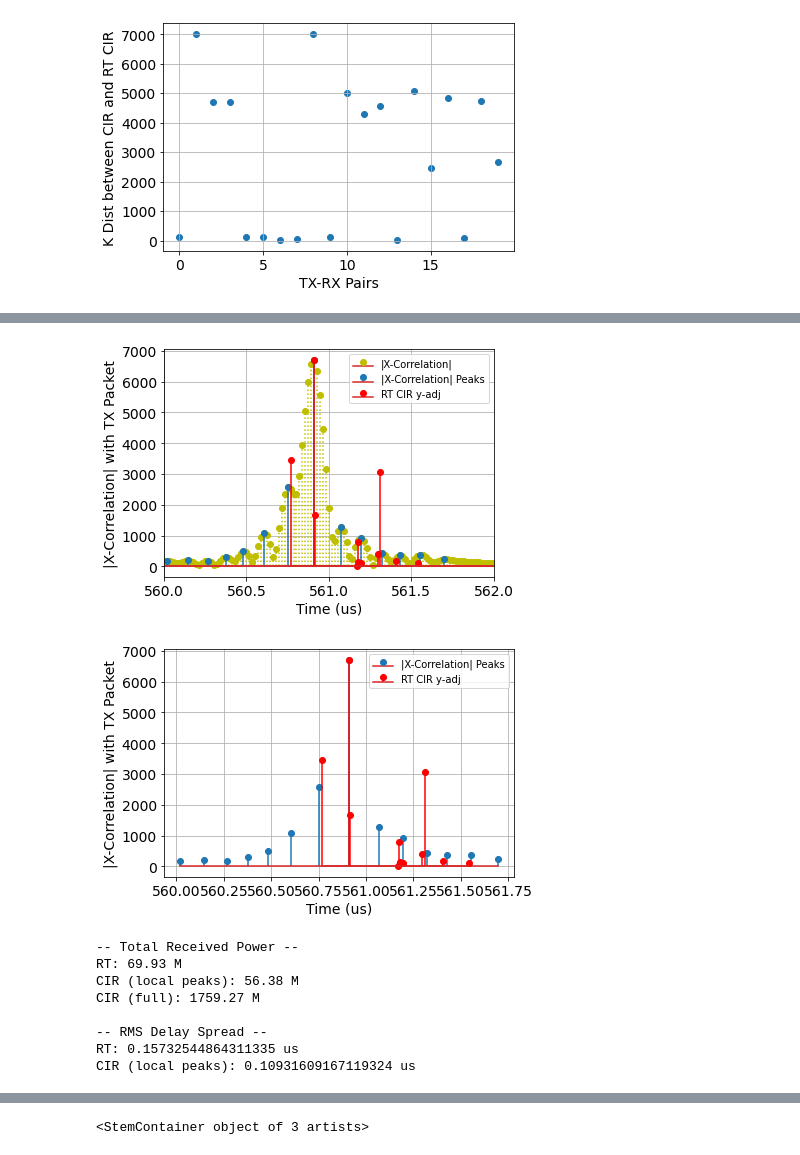
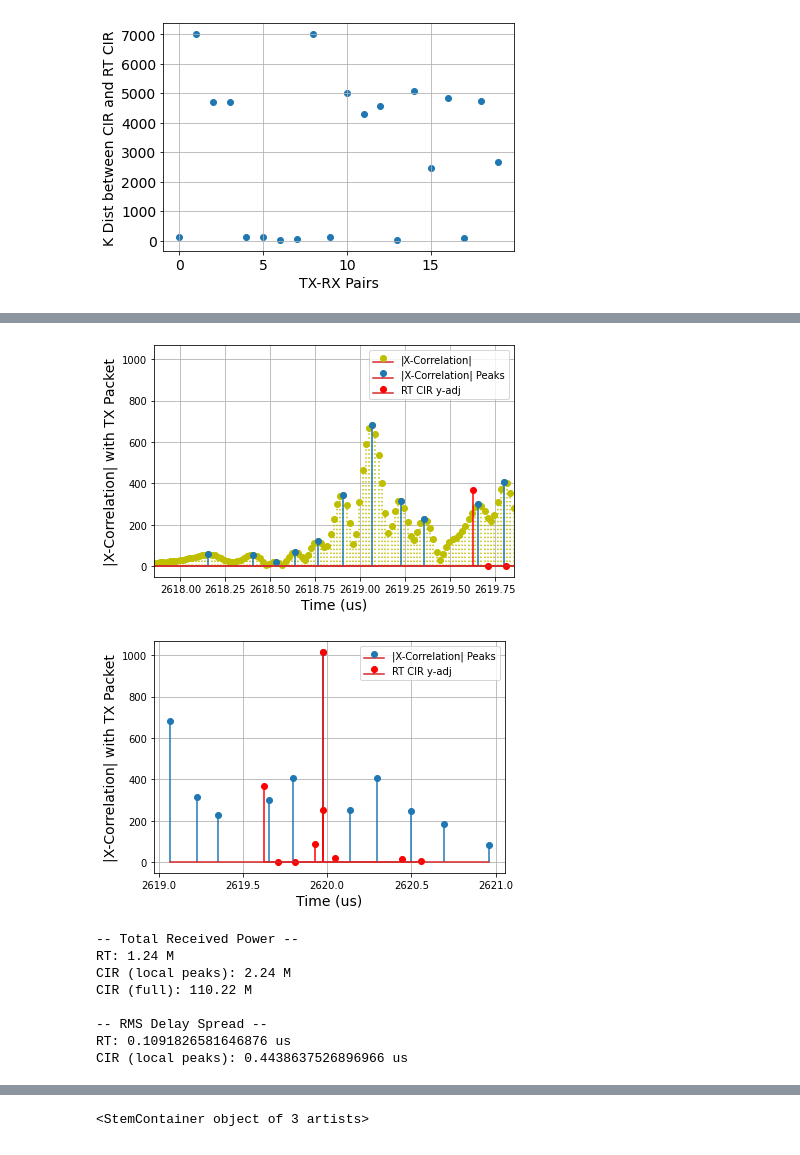
Before and after one commit to cjeng8771/CIRcomparison, a Jupyter notebook: CIRcomparison_characterization.ipynb, the cells around one changed output, grey strips where cells are left out. Drawn from its saved outputs; the diff is of its cells as text; code cells hidden in the pictures.

```diff
--- a/CIRcomparison_characterization.ipynb
+++ b/CIRcomparison_characterization.ipynb
@@ -682,7 +682,8 @@ plt.show()
 
 # plotnum = 8 # tx: browning, rx: hospital
 # plotnum = 5 # tx: browning, rx: bes
-plotnum = 2
+## plotnum = 2
+plotnum = 1
 
 filtered_rx0 = filtered_rx0_list[plotnum]
 pairname = pairnames[plotnum]
@@ -691,18 +692,25 @@ print(pairname)
 lagIndex, lags, xcorr_mag, peak = crossCorrelationMax(filtered_rx0, QPSK_samples)
 print('RX Time Delay: ' + str(samples_to_us(lagIndex,samp_rate)) + ' us')
 
+T0_watch = 2057.8523 # microsecond antenna delay at first node, calculated through WATCH program
+
 # Change lagIndex if a different peak is desired to analyze in zoomed plot
 
 # Zoom in on cross-correlation peak
 us_around = 2
 lagIndex_us = samples_to_us(lagIndex,samp_rate)
+PlagIndex_us = lagIndex_us + T0_watch
+
+lags_adjusted = ((lags/samp_rate)*1000000) + T0_watch
 
 plt.figure()
-plt.plot(((lags/samp_rate)*1000000), xcorr_mag, label='|X-Correlation|')
+plt.plot(lags_adjusted, xcorr_mag, label='|X-Correlation|')
 plt.legend()
 plt.ylabel('|X-Correlation| with TX Packet', fontsize=14)
 plt.xlabel('Time (us)', fontsize=14)
-plt.xlim((lagIndex_us-us_around,lagIndex_us+us_around))
+plt.xticks(fontsize=10)
+plt.yticks(fontsize=10)
+plt.xlim((PlagIndex_us-us_around,PlagIndex_us+us_around))
 plt.tight_layout()
 plt.grid(True)
 plt.show()
@@ -824,16 +854,18 @@ peaks_lags = np.array(peaks_lags)
 
 # Local Peaks CIR Identified
 plt.figure()
-plt.stem(((lags/samp_rate)*1000000), xcorr_mag, label='|X-Correlation|', linefmt='y:')
-plt.stem(((peaks_lags/samp_rate)*1000000), peaks, label='|X-Correlation| Peaks')
-plt.stem(tau_plot, a_plot, label='RT CIR y-adj', linefmt='r-', markerfmt='ro')
+plt.stem(lags_adjusted, xcorr_mag, label='|X-Correlation|', linefmt='y:')
+plt.stem((((peaks_lags/samp_rate)*1000000) + T0_watch), peaks, label='|X-Correlation| Peaks')
+plt.stem(Ptau_plot, a_plot, label='RT CIR y-adj', linefmt='r-', markerfmt='ro')
 #plt.stem(tau_plot, a, label='RT CIR', linefmt='g-', markerfmt='go')
 #plt.axhline(y = 301.7166952863105, color = 'y', linestyle = '-', label='Noise Floor Threshold')
 plt.legend()
 plt.ylabel('|X-Correlation| with TX Packet', fontsize=14)
 plt.xlabel('Time (us)', fontsize=14)
+plt.xticks(fontsize=10)
+plt.yticks(fontsize=10)
 #plt.xlim((peakIndex_us-us_around,peakIndex_us+us_around))
-plt.xlim((560,562))
+plt.xlim((560 + T0_watch,562 + T0_watch))
 #plt.ylim((0,2))
 plt.tight_layout()
 plt.grid(True)
@@ -844,6 +876,10 @@ sindex = 0
 slook = True
 eindex = 0
 elook = False
+
+# old_tau_plot = [x - T0_watch for x in tau_plot]
+# #old_a_plot = [x - T0_watch for x in a_plot]
+# old_peakIndex_us = peakIndex_us - T0_watch
 
 for index,value in enumerate(peaks_lags):
     if ((value/samp_rate)*1000000) > (peakIndex_us-1) and slook:
@@ -893,13 +929,15 @@ lags_cropped = ((peaks_lags_cropped/samp_rate)*1000000)
 # Local Peaks CIR Identified & Cropped to approximately 1us around peak of interest
 plt.figure()
 #plt.stem(((lags/samp_rate)*1000000), xcorr_mag, label='|X-Correlation|', linefmt='y:')
-plt.stem(lags_cropped, peaks_cropped, label='|X-Correlation| Peaks')
-plt.stem(tau_plot_cropped, a_plot_cropped, label='RT CIR y-adj', linefmt='r-', markerfmt='ro')
+plt.stem(lags_cropped + T0_watch, peaks_cropped, label='|X-Correlation| Peaks')
+plt.stem(tau_plot_cropped + T0_watch, a_plot_cropped, label='RT CIR y-adj', linefmt='r-', markerfmt='ro')
 #plt.stem(tau_plot, a, label='RT CIR', linefmt='g-', markerfmt='go')
 #plt.axhline(y = 301.7166952863105, color = 'y', linestyle = '-', label='Noise Floor Threshold')
 plt.legend()
 plt.ylabel('|X-Correlation| with TX Packet', fontsize=14)
 plt.xlabel('Time (us)', fontsize=14)
+plt.xticks(fontsize=10)
+plt.yticks(fontsize=10)
 #plt.xlim((peakIndex_us-us_around,peakIndex_us+us_around))
 #plt.xlim((560,562))
 #plt.ylim((0,2))
@@ -910,7 +948,7 @@ plt.show()
 # Received Power Calculations (using cropped data)
 # P = sum[amplitudes]^2
 cir_power_peaks = 0
-#cir_power = 0
+cir_power = 0
 rt_power = 0
 for each in peaks_cropped:
     cir_power_peaks += (each**2)
@@ -942,43 +980,43 @@ for i,p in enumerate(peaks_cropped):
     num1 += powerht*tlags_cropped[i]
     denom += powerht
 
     num2 += powerht*(tlags_cropped[i]**2)
 
 tau_mean = num1/denom
 tau_bar_sq = num2/denom
 CIRtrms = math.sqrt(tau_bar_sq - (tau_mean**2))
 
 #rt calculation
 ttau_plot_cropped = tau_plot_cropped - tau_plot_cropped[0]
 num1 = 0
 denom = 0
 num2 = 0
 for i,p in enumerate(a_plot_cropped):
     powerht = p**2
 
     num1 += powerht*ttau_plot_cropped[i]
     denom += powerht
 
     num2 += powerht*(ttau_plot_cropped[i]**2)
 
 tau_mean = num1/denom
 tau_bar_sq = num2/denom
 RTtrms = math.sqrt(tau_bar_sq - (tau_mean**2))
 
 print('\n-- RMS Delay Spread --')
 print('RT: ' + str(RTtrms) + ' us')
 print('CIR (local peaks): ' + str(CIRtrms) + ' us')
 # %% [output]
-[figure, old version]
+[figure, new version]
-[figure, old version]
+[figure, new version]
 -- Total Received Power --
-RT: 69.93 M
-CIR (local peaks): 56.38 M
-CIR (full): 1759.27 M
+RT: 1.24 M
+CIR (local peaks): 2.24 M
+CIR (full): 110.22 M
 
 -- RMS Delay Spread --
-RT: 0.15732544864311335 us
-CIR (local peaks): 0.10931609167119324 us
+RT: 0.1091826581646876 us
+CIR (local peaks): 0.4438637526896966 us
 # %%
 # Calculating noise floor for link
 
```
Also changed, not shown: parts of 6 cells of this notebook.
